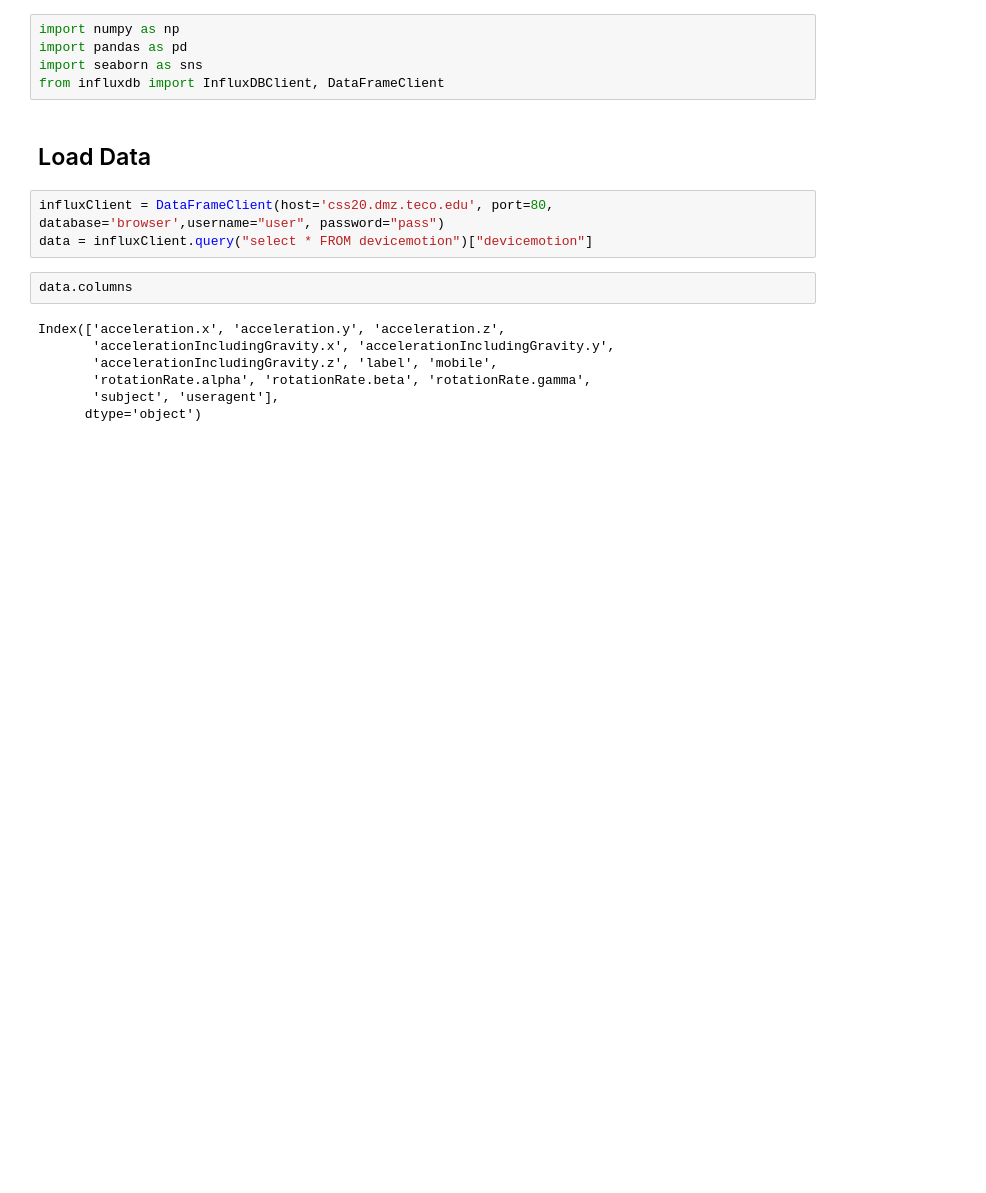
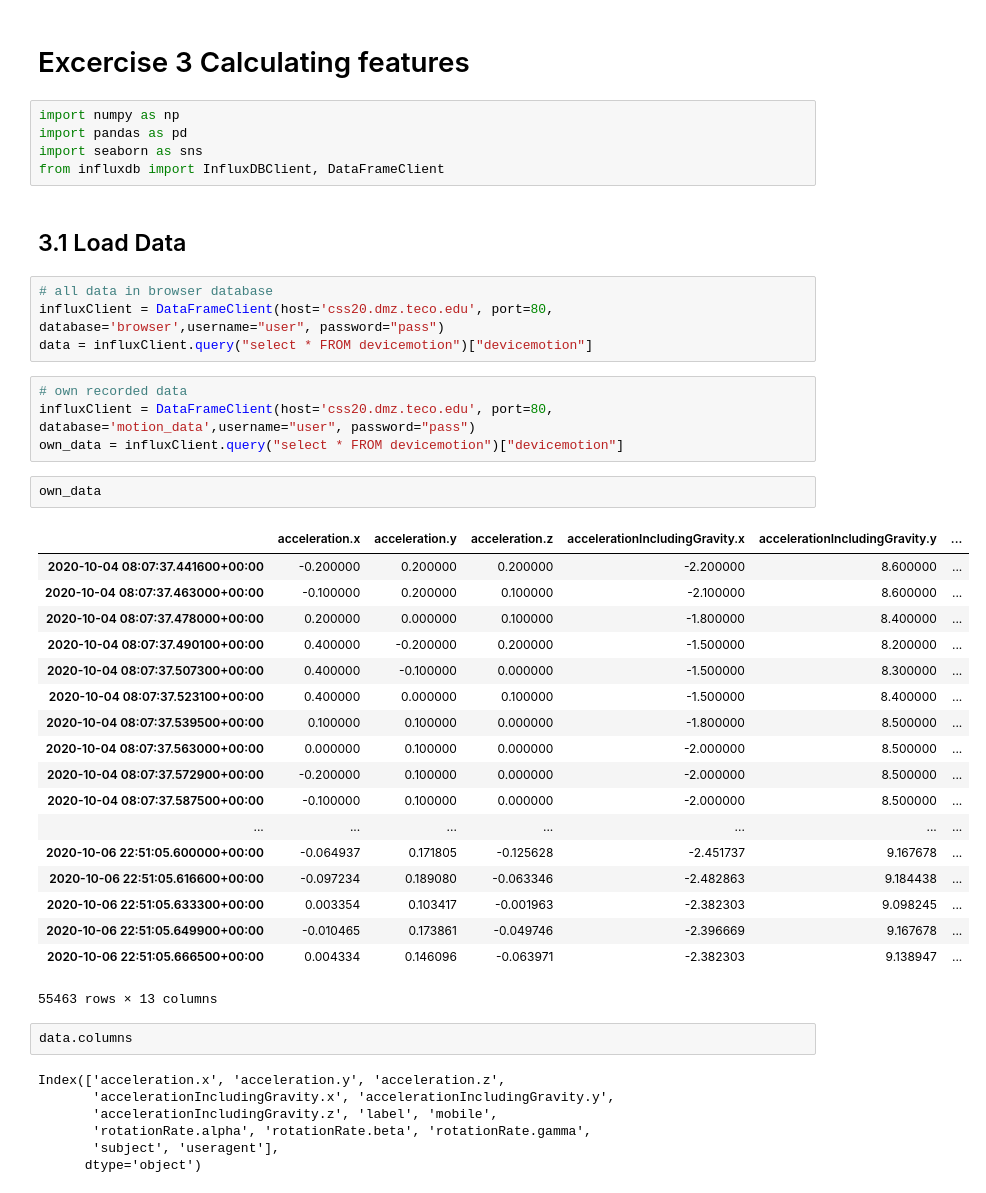
Before and after one commit to wenzlf/KontextsensitiveSysteme, a Jupyter notebook: CSS-Exercice.ipynb, the cells around one changed output. Saved outputs shown, nothing was run; the diff lists cells and outputs as text; blank space fills up the shorter version.

```diff
--- a/CSS-Exercice.ipynb
+++ b/CSS-Exercice.ipynb
@@ -3,13 +15,41 @@
+# %% [markdown]
+# Excercise 3 Calculating features
 # %%
 import numpy as np
 import pandas as pd
 import seaborn as sns
 from influxdb import InfluxDBClient, DataFrameClient
 # %% [markdown]
-## Load Data
+## 3.1 Load Data
 # %%
+# all data in browser database
 influxClient = DataFrameClient(host='css20.dmz.teco.edu', port=80, database='browser',username="user", password="pass")
 data = influxClient.query("select * FROM devicemotion")["devicemotion"]
+# %%
+# own recorded data
+influxClient = DataFrameClient(host='css20.dmz.teco.edu', port=80, database='motion_data',username="user", password="pass")
+own_data = influxClient.query("select * FROM devicemotion")["devicemotion"]
+# %%
+own_data
+# %% [output]
+|  | acceleration.x | acceleration.y | acceleration.z | accelerationIncludingGravity.x | accelerationIncludingGravity.y | ... |
+| 2020-10-04 08:07:37.441600+00:00 | -0.200000 | 0.200000 | 0.200000 | -2.200000 | 8.600000 | ... |
+| 2020-10-04 08:07:37.463000+00:00 | -0.100000 | 0.200000 | 0.100000 | -2.100000 | 8.600000 | ... |
+| 2020-10-04 08:07:37.478000+00:00 | 0.200000 | 0.000000 | 0.100000 | -1.800000 | 8.400000 | ... |
+| 2020-10-04 08:07:37.490100+00:00 | 0.400000 | -0.200000 | 0.200000 | -1.500000 | 8.200000 | ... |
+| 2020-10-04 08:07:37.507300+00:00 | 0.400000 | -0.100000 | 0.000000 | -1.500000 | 8.300000 | ... |
+| 2020-10-04 08:07:37.523100+00:00 | 0.400000 | 0.000000 | 0.100000 | -1.500000 | 8.400000 | ... |
+| 2020-10-04 08:07:37.539500+00:00 | 0.100000 | 0.100000 | 0.000000 | -1.800000 | 8.500000 | ... |
+| 2020-10-04 08:07:37.563000+00:00 | 0.000000 | 0.100000 | 0.000000 | -2.000000 | 8.500000 | ... |
+| 2020-10-04 08:07:37.572900+00:00 | -0.200000 | 0.100000 | 0.000000 | -2.000000 | 8.500000 | ... |
+| 2020-10-04 08:07:37.587500+00:00 | -0.100000 | 0.100000 | 0.000000 | -2.000000 | 8.500000 | ... |
+| ... | ... | ... | ... | ... | ... | ... |
+| 2020-10-06 22:51:05.600000+00:00 | -0.064937 | 0.171805 | -0.125628 | -2.451737 | 9.167678 | ... |
+| 2020-10-06 22:51:05.616600+00:00 | -0.097234 | 0.189080 | -0.063346 | -2.482863 | 9.184438 | ... |
+| 2020-10-06 22:51:05.633300+00:00 | 0.003354 | 0.103417 | -0.001963 | -2.382303 | 9.098245 | ... |
+| 2020-10-06 22:51:05.649900+00:00 | -0.010465 | 0.173861 | -0.049746 | -2.396669 | 9.167678 | ... |
+| 2020-10-06 22:51:05.666500+00:00 | 0.004334 | 0.146096 | -0.063971 | -2.382303 | 9.138947 | ... |
+55463 rows × 13 columns
 # %%
 data.columns
 # %% [output]
```
Also changed, not shown: parts of 35 cells of this notebook.
